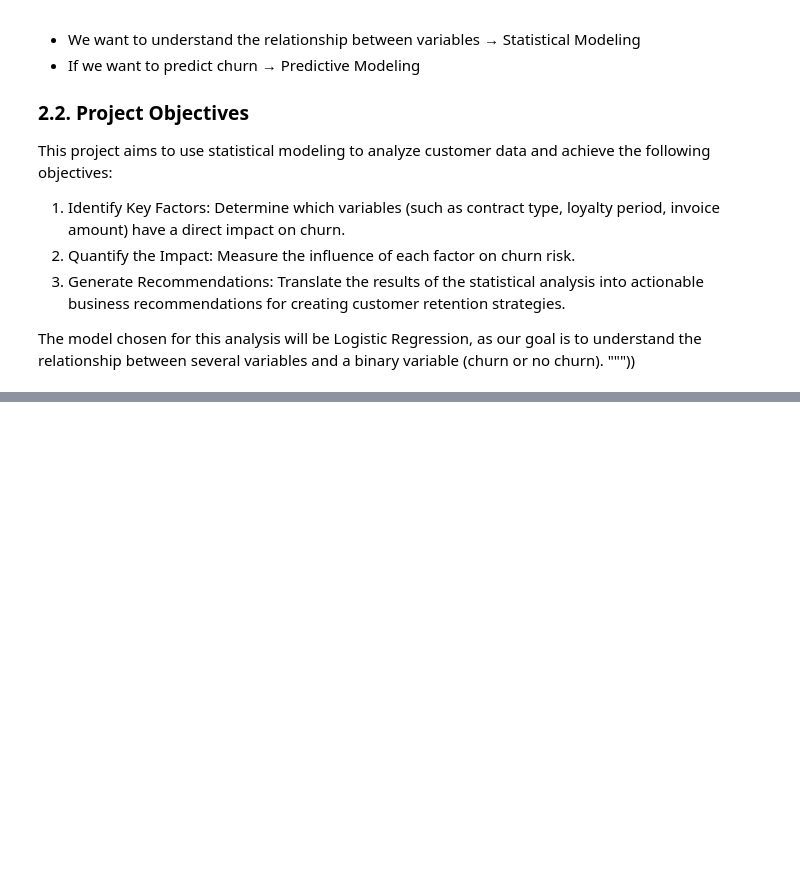
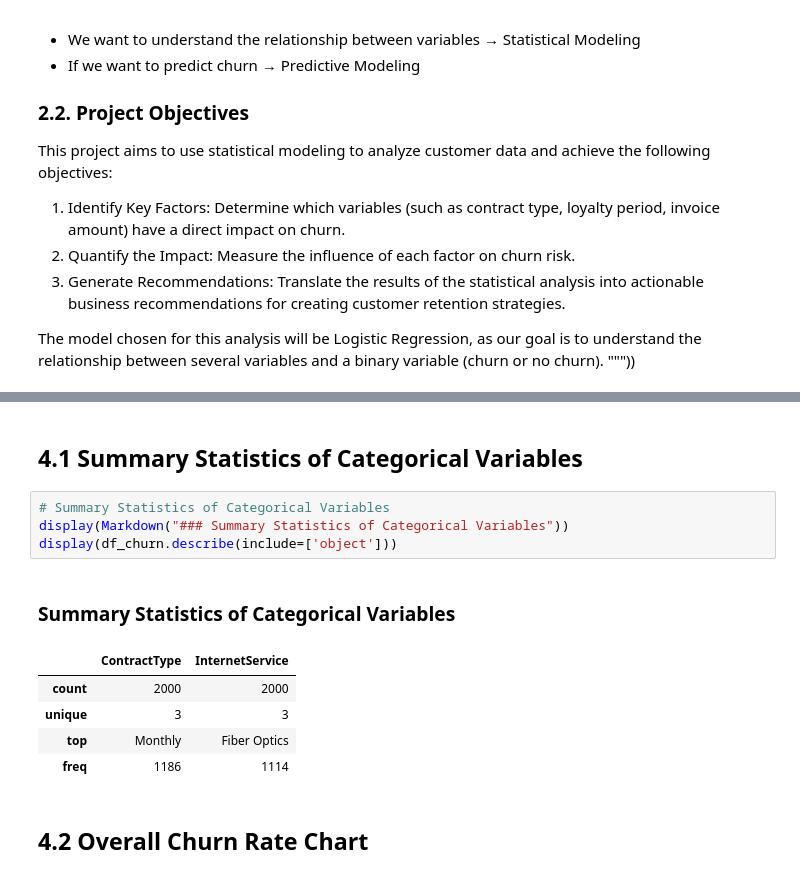
Before and after one commit to eduardowanderleyde/Churn-Analysys-Telecom, a Jupyter notebook: Churn-Analysis.ipynb, the cells around one changed output, grey strips where cells are left out. Saved outputs shown, nothing was run; the diff lists cells and outputs as text; blank space fills up the shorter version.

```diff
--- a/Churn-Analysis.ipynb
+++ b/Churn-Analysis.ipynb
@@ -112,0 +165,15 @@ def dsa_gera_dados_churn(num_clientes=2000):
+# %% [markdown]
+## 4.1 Summary Statistics of Categorical Variables
+# %%
+# Summary Statistics of Categorical Variables
+display(Markdown("### Summary Statistics of Categorical Variables"))
+display(df_churn.describe(include=['object']))
+# %% [output]
+### Summary Statistics of Categorical Variables
+|  | ContractType | InternetService |
+| count | 2000 | 2000 |
+| unique | 3 | 3 |
+| top | Monthly | Fiber Optics |
+| freq | 1186 | 1114 |
+# %% [markdown]
+## 4.2 Overall Churn Rate Chart
```
Also changed, not shown: parts of 10 cells of this notebook.
